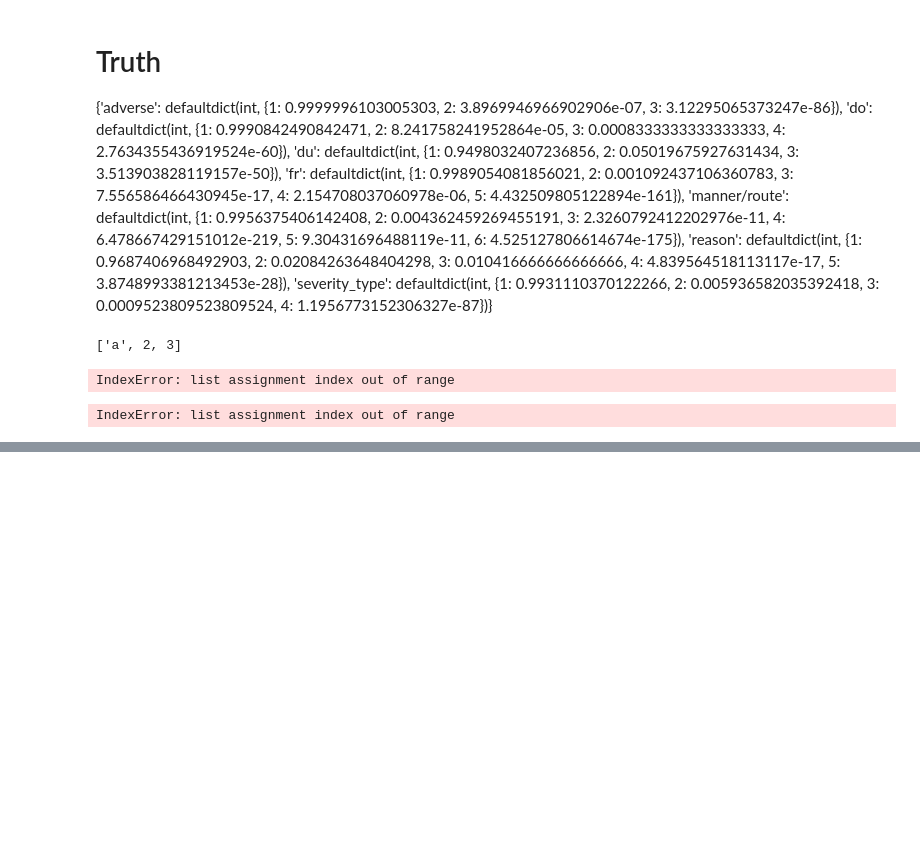
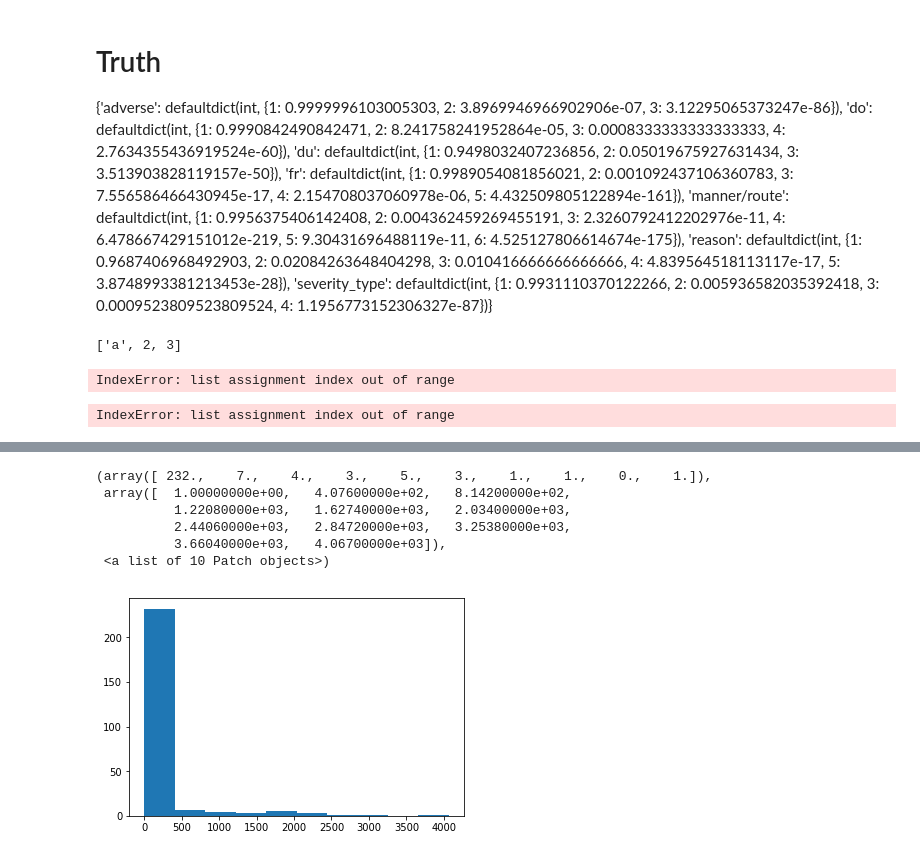
Before and after one commit to abchapman93/MADE_relations, a Jupyter notebook: Data Exploration.ipynb, the cells around one changed output, grey strips where cells are left out. Drawn from its saved outputs; the diff is of its cells as text; code cells hidden in the pictures; blank space fills up the shorter version.

```diff
--- a/Data Exploration.ipynb
+++ b/Data Exploration.ipynb
@@ -1250,0 +1310,10 @@ IndexError: list assignment index out of range
+# %%
+plt.hist(y)
+# %% [output]
+(array([ 232.,    7.,    4.,    3.,    5.,    3.,    1.,    1.,    0.,    1.]),
+ array([  1.00000000e+00,   4.07600000e+02,   8.14200000e+02,
+          1.22080000e+03,   1.62740000e+03,   2.03400000e+03,
+          2.44060000e+03,   2.84720000e+03,   3.25380000e+03,
+          3.66040000e+03,   4.06700000e+03]),
+ <a list of 10 Patch objects>)
+[figure, added]
```
Also changed, not shown: parts of 6 cells of this notebook, 4 other files.
